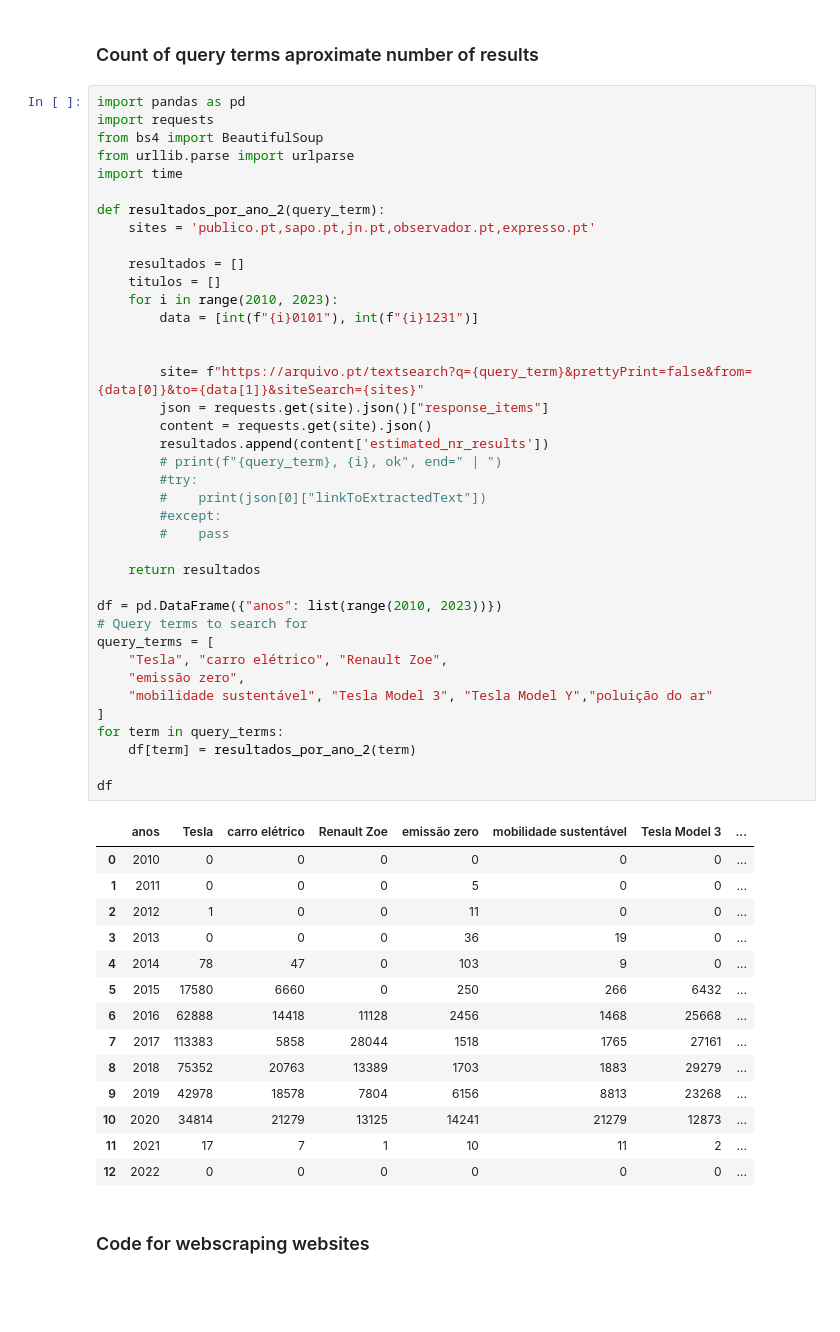
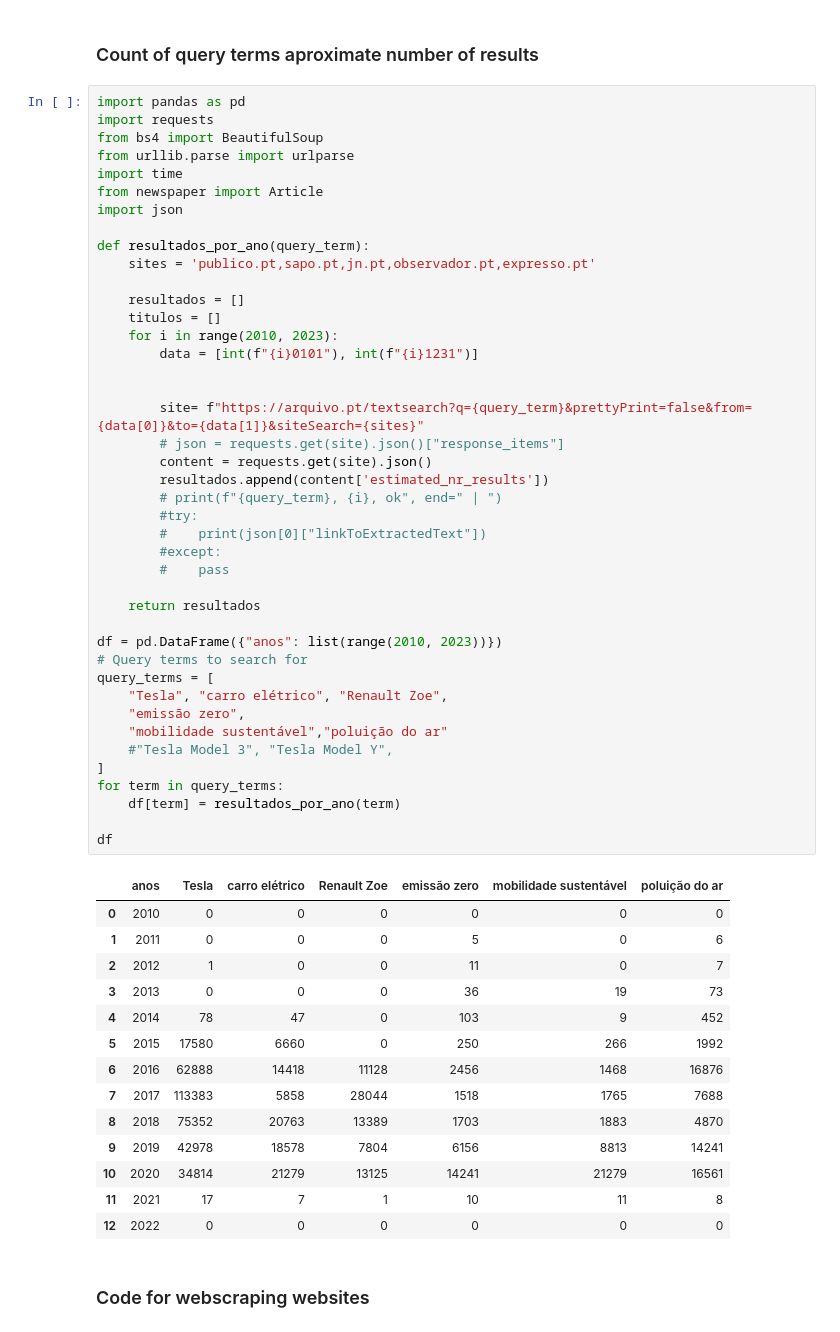
Before and after one commit to ftferreira02/Projeto-ED, a Jupyter notebook: arquivo.ipynb, the cells around one changed output. Cells and saved outputs as stored; diff of their text form; blank space fills up the shorter version.

```diff
--- a/arquivo.ipynb
+++ b/arquivo.ipynb
@@ -6,53 +6,56 @@ import requests
 from bs4 import BeautifulSoup
 from urllib.parse import urlparse
 import time
+from newspaper import Article
+import json
 
-def resultados_por_ano_2(query_term):
+def resultados_por_ano(query_term):
     sites = 'publico.pt,sapo.pt,jn.pt,observador.pt,expresso.pt'
 
     resultados = []
     titulos = []
     for i in range(2010, 2023):
         data = [int(f"{i}0101"), int(f"{i}1231")]
 
 
         site= f"https://arquivo.pt/textsearch?q={query_term}&prettyPrint=false&from={data[0]}&to={data[1]}&siteSearch={sites}"
-        json = requests.get(site).json()["response_items"]
+        # json = requests.get(site).json()["response_items"]
         content = requests.get(site).json()
         resultados.append(content['estimated_nr_results'])
         # print(f"{query_term}, {i}, ok", end=" | ")
         #try:
         #    print(json[0]["linkToExtractedText"])
         #except:
         #    pass
 
     return resultados
 
 df = pd.DataFrame({"anos": list(range(2010, 2023))})
 # Query terms to search for
 query_terms = [
     "Tesla", "carro elétrico", "Renault Zoe",
     "emissão zero",
-    "mobilidade sustentável", "Tesla Model 3", "Tesla Model Y","poluição do ar"
+    "mobilidade sustentável","poluição do ar"
+    #"Tesla Model 3", "Tesla Model Y",
 ]
 for term in query_terms:
-    df[term] = resultados_por_ano_2(term)
+    df[term] = resultados_por_ano(term)
 
 df
 # %% [output]
-|  | anos | Tesla | carro elétrico | Renault Zoe | emissão zero | mobilidade sustentável | Tesla Model 3 | ... |
-| 0 | 2010 | 0 | 0 | 0 | 0 | 0 | 0 | ... |
-| 1 | 2011 | 0 | 0 | 0 | 5 | 0 | 0 | ... |
-| 2 | 2012 | 1 | 0 | 0 | 11 | 0 | 0 | ... |
-| 3 | 2013 | 0 | 0 | 0 | 36 | 19 | 0 | ... |
-| 4 | 2014 | 78 | 47 | 0 | 103 | 9 | 0 | ... |
-| 5 | 2015 | 17580 | 6660 | 0 | 250 | 266 | 6432 | ... |
-| 6 | 2016 | 62888 | 14418 | 11128 | 2456 | 1468 | 25668 | ... |
-| 7 | 2017 | 113383 | 5858 | 28044 | 1518 | 1765 | 27161 | ... |
-| 8 | 2018 | 75352 | 20763 | 13389 | 1703 | 1883 | 29279 | ... |
-| 9 | 2019 | 42978 | 18578 | 7804 | 6156 | 8813 | 23268 | ... |
-| 10 | 2020 | 34814 | 21279 | 13125 | 14241 | 21279 | 12873 | ... |
-| 11 | 2021 | 17 | 7 | 1 | 10 | 11 | 2 | ... |
-| 12 | 2022 | 0 | 0 | 0 | 0 | 0 | 0 | ... |
+|  | anos | Tesla | carro elétrico | Renault Zoe | emissão zero | mobilidade sustentável | poluição do ar |
+| 0 | 2010 | 0 | 0 | 0 | 0 | 0 | 0 |
+| 1 | 2011 | 0 | 0 | 0 | 5 | 0 | 6 |
+| 2 | 2012 | 1 | 0 | 0 | 11 | 0 | 7 |
+| 3 | 2013 | 0 | 0 | 0 | 36 | 19 | 73 |
+| 4 | 2014 | 78 | 47 | 0 | 103 | 9 | 452 |
+| 5 | 2015 | 17580 | 6660 | 0 | 250 | 266 | 1992 |
+| 6 | 2016 | 62888 | 14418 | 11128 | 2456 | 1468 | 16876 |
+| 7 | 2017 | 113383 | 5858 | 28044 | 1518 | 1765 | 7688 |
+| 8 | 2018 | 75352 | 20763 | 13389 | 1703 | 1883 | 4870 |
+| 9 | 2019 | 42978 | 18578 | 7804 | 6156 | 8813 | 14241 |
+| 10 | 2020 | 34814 | 21279 | 13125 | 14241 | 21279 | 16561 |
+| 11 | 2021 | 17 | 7 | 1 | 10 | 11 | 8 |
+| 12 | 2022 | 0 | 0 | 0 | 0 | 0 | 0 |
 # %% [markdown]
 <h3>Code for webscraping websites</h3>
```
Also changed, not shown: parts of 11 cells of this notebook, 4 other files.
